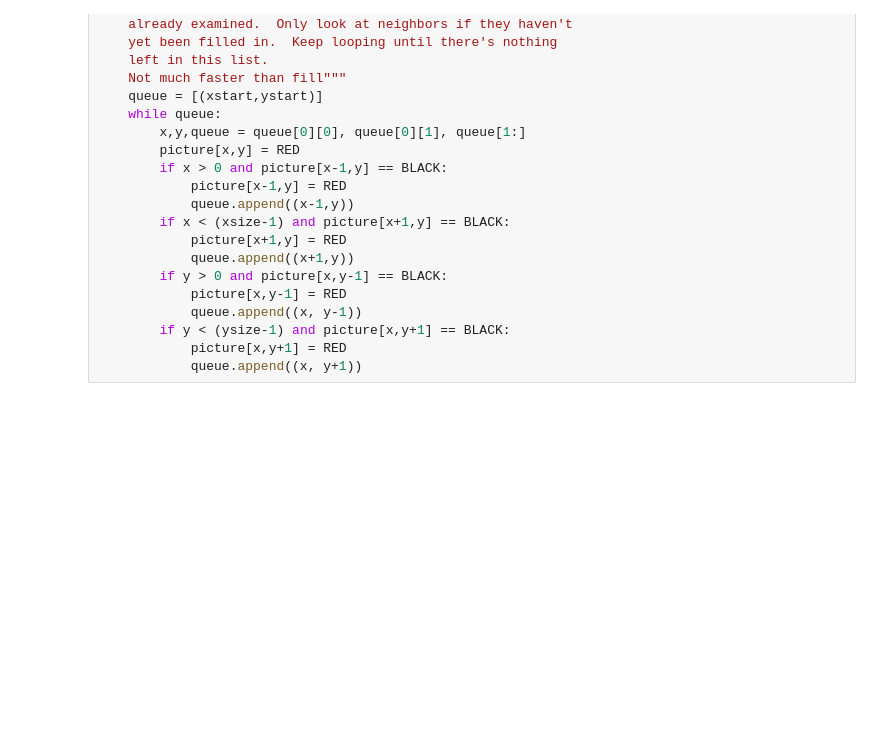
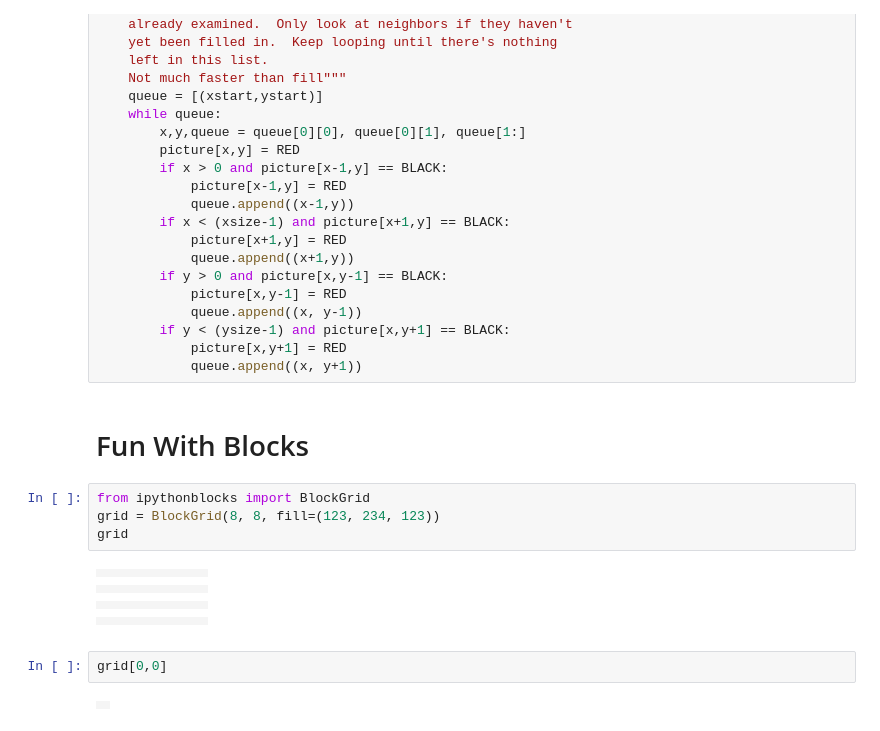
Before and after one commit to eizaguir/PHYS202-S14, a Jupyter notebook: DataIO/PracticeNotebook.ipynb, the cells around one changed output. Cells and saved outputs as stored; diff of their text form; blank space fills up the shorter version.

```diff
--- a/DataIO/PracticeNotebook.ipynb
+++ b/DataIO/PracticeNotebook.ipynb
@@ -278,3 +278,22 @@ def fastfill(picture, xsize, ysize, xstart, ystart):
         if y < (ysize-1) and picture[x,y+1] == BLACK:
             picture[x,y+1] = RED
             queue.append((x, y+1))
+# %% [markdown]
+# Fun With Blocks
+# %%
+from ipythonblocks import BlockGrid
+grid = BlockGrid(8, 8, fill=(123, 234, 123))
+grid
+# %% [output]
+|  |  |  |  |  |  |  |  |
+|  |  |  |  |  |  |  |  |
+|  |  |  |  |  |  |  |  |
+|  |  |  |  |  |  |  |  |
+|  |  |  |  |  |  |  |  |
+|  |  |  |  |  |  |  |  |
+|  |  |  |  |  |  |  |  |
+|  |  |  |  |  |  |  |  |
+# %%
+grid[0,0]
+# %% [output]
+|  |
```
Also changed, not shown: parts of 16 cells of this notebook.
